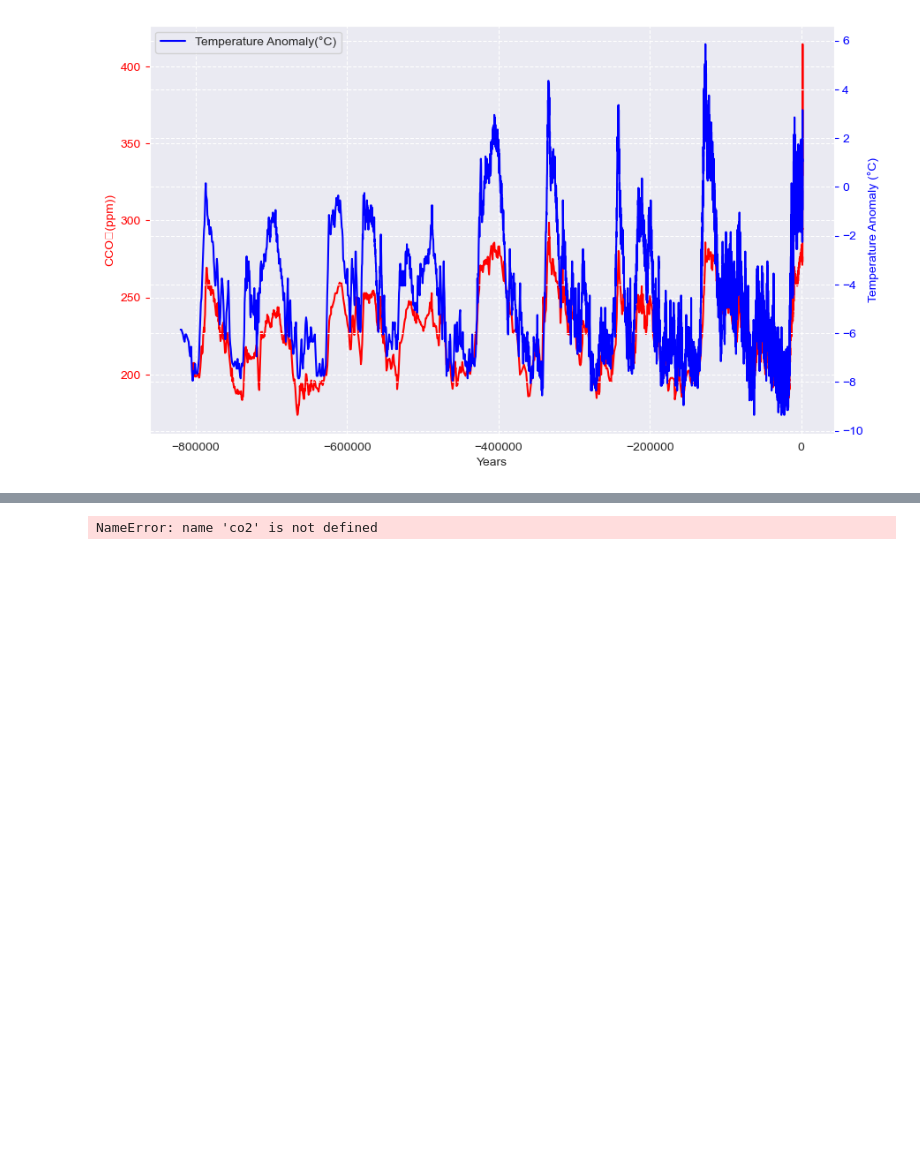
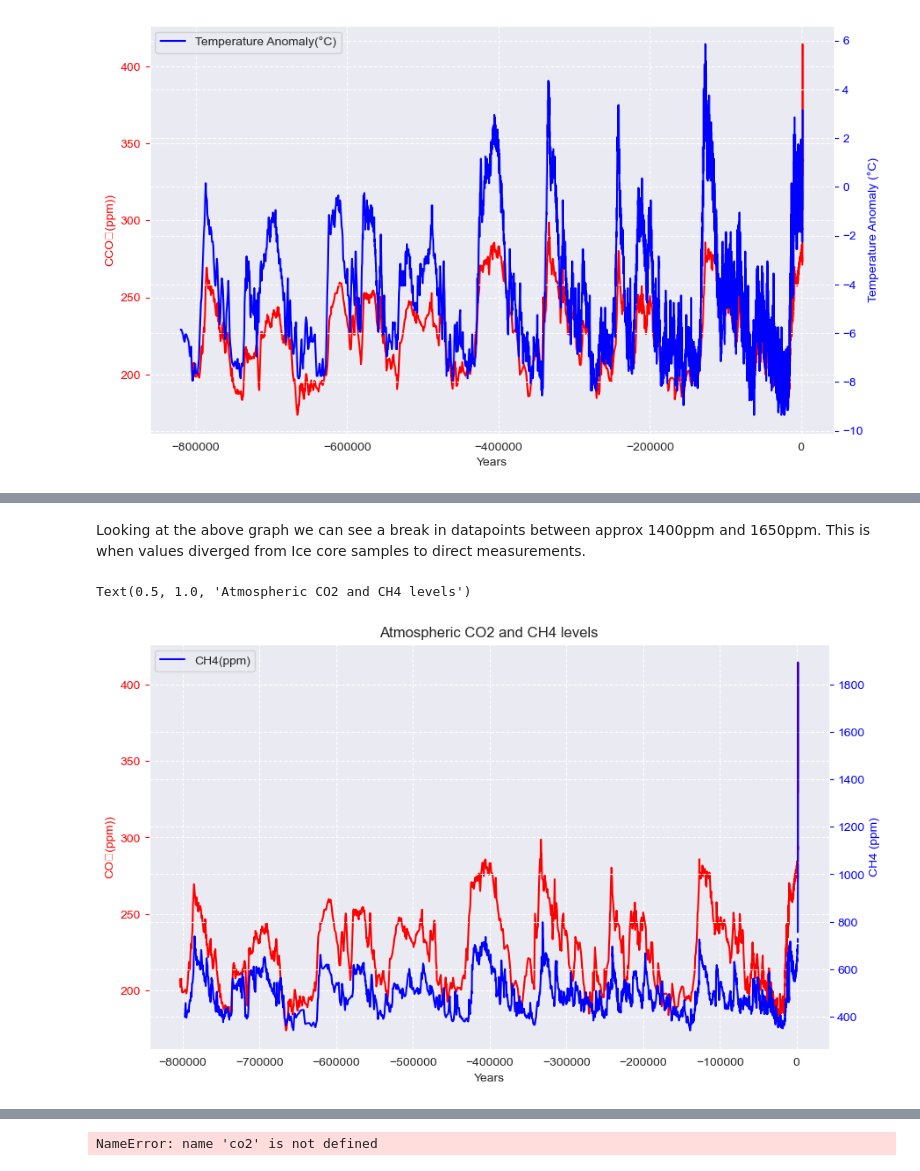
Before and after one commit to Kevin002023/PFDA--Climate-Project, a Jupyter notebook: PFDA-Project-2.ipynb, the cells around one changed output, grey strips where cells are left out. Drawn from its saved outputs; the diff is of its cells as text; code cells hidden in the pictures; blank space fills up the shorter version.

```diff
--- a/PFDA-Project-2.ipynb
+++ b/PFDA-Project-2.ipynb
@@ -511,0 +625,29 @@ plt.legend(loc='upper left')
+# %% [markdown]
+Looking at the above graph we can see a break in datapoints between approx 1400ppm and 1650ppm. This is when values diverged from Ice core samples to direct measurements.
+# %%
+# Plot CO2 and CH4 on same graph
+
+# Create a figure and axis object
+fig, ax1 = plt.subplots(figsize=(10, 6))
+
+# Plotting the CO2 dataset on the primary y-axis (left)
+ax1.plot(complete_co2['Corrected Years'], complete_co2['CO2(ppmv)'], "red", label= 'CO2(ppm)')
+ax1.set_xlabel('Years')
+ax1.set_ylabel('CO\u2082(ppm))', color='red')
+ax1.tick_params('y', colors='red')
+
+
+# Creating a secondary y-axis (right)
+ax2 = ax1.twinx()
+
+# Plotting the second dataset on the secondary y-axis (right)
+ax2.plot(methane['Corrected Years'], methane['Average'], 'blue', label='CH4(ppm)')
+ax2.set_ylabel('CH4 (ppm)', color='b')
+ax2.tick_params('y', colors='b')
+#ax2.get_legend_handles_labels()
+
+plt.legend(loc='upper left')
+plt.title("Atmospheric CO2 and CH4 levels")
+# %% [output]
+Text(0.5, 1.0, 'Atmospheric CO2 and CH4 levels')
+[figure, added]
```
Also changed, not shown: parts of 14 cells of this notebook, 1 other file.
